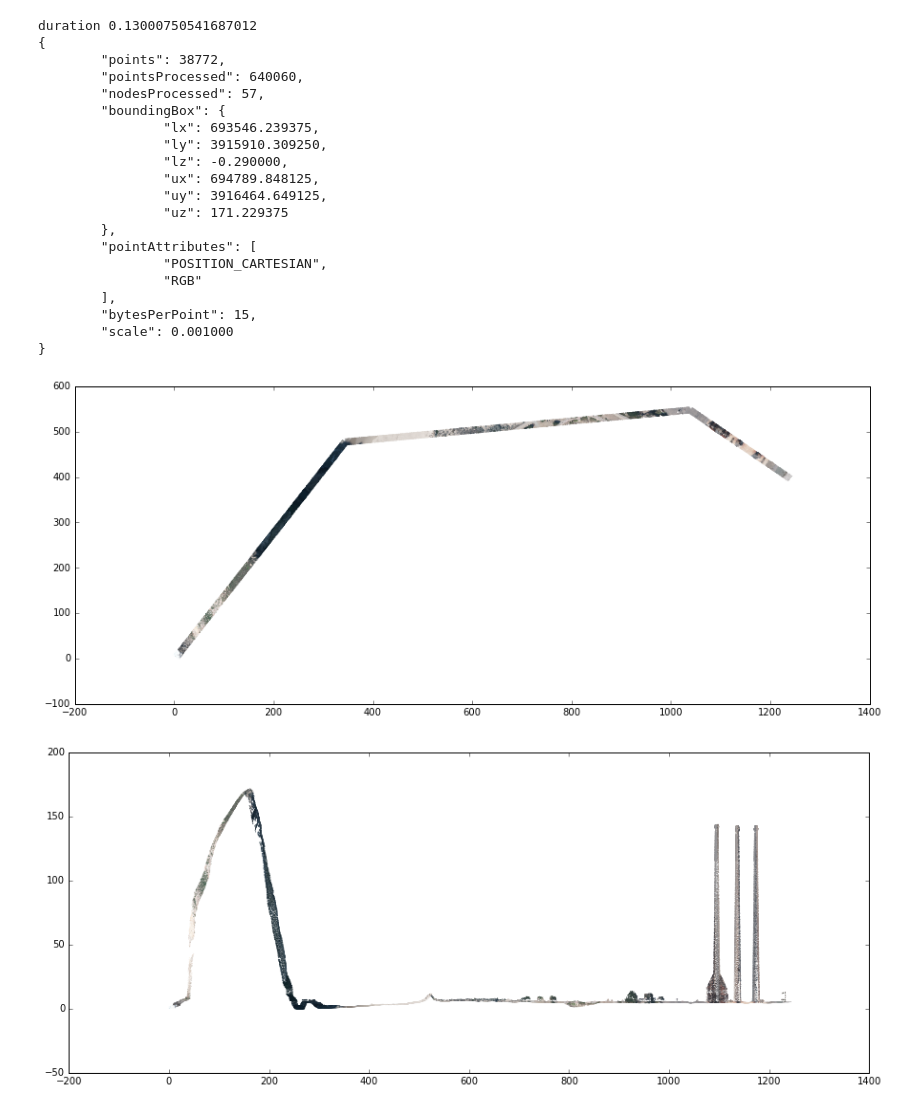
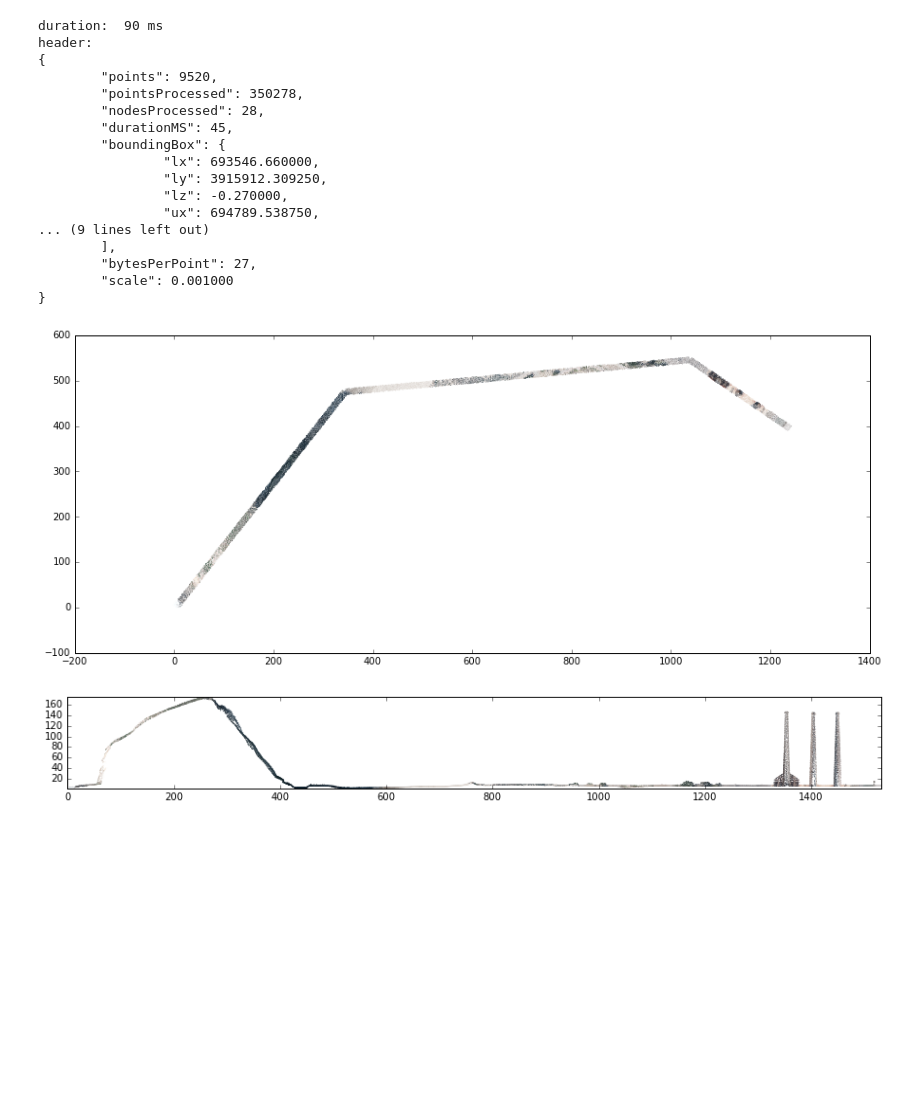
Before and after one commit to potree/CPotree, a Jupyter notebook: CPotree.ipynb, the cells around one changed output. Cells and saved outputs as stored; diff of their text form; code cells hidden in the pictures; blank space fills up the shorter version.

Commit message:
improve handling of multiple attributes and add 2d profile projection as attribute

```diff
--- a/CPotree.ipynb
+++ b/CPotree.ipynb
@@ -1,3 +1,30 @@
+# %%
+class PointAttribute:
+    def __init__(s, name, elements, bytes):
+        s.name = name
+        s.elements = elements
+        s.bytes = bytes
+
+class PointAttributes:
+    POSITION_CARTESIAN = PointAttribute("POSITION_CARTESIAN", 3, 12)
+    POSITION_PROJECTED_PROFILE = PointAttribute("POSITION_PROJECTED_PROFILE", 2, 8)
+    COLOR_PACKED = PointAttribute("COLOR_PACKED", 4, 4)
+    RGB = PointAttribute("RGB", 3, 3)
+    RGBA = PointAttribute("RGBA", 4, 4)
+    INTENSITY = PointAttribute("INTENSITY", 1, 2)
+    CLASSIFICATION = PointAttribute("CLASSIFICATION", 1, 1)
+
+    def __init__(s):
+        s.attributes = []
+        s.bytes = 0
+
+    def add(s, attribute):
+        s.attributes.append(attribute)
+        s.bytes = s.bytes + attribute.bytes * attribute.elements
+
+    @staticmethod
+    def fromName(name):
+        return getattr(PointAttributes, name)
 # %%
 import subprocess
 import struct
@@ -11,38 +38,36 @@ file = "D:/dev/pointclouds/converted/CA13/cloud.js"
 coordinates = "{693550.968, 3915914.169},{693890.618, 3916387.819},{694584.820, 3916458.180},{694786.239, 3916307.199}"
 width = "14.0"
 minLevel = "0"
-maxLevel = "5"
+maxLevel = "4"
 
 start = time.time()
 p = subprocess.Popen([exe, file, coordinates, width, minLevel, maxLevel], bufsize=-1, stdout=subprocess.PIPE)
 [out, err] = p.communicate()
 end = time.time()
-print("duration", end - start)
+print("duration: ", int(1000 * (end - start)), "ms")
 
 headerSize = struct.unpack('i', out[0:4])[0];
 header = out[4:4+headerSize].decode("ascii")
 buffer = out[4+headerSize:]
 
+print("header:")
 print(header)
 # %% [output]
-duration 0.13000750541687012
+duration:  90 ms
+header:
 {
-        "points": 38772,
-        "pointsProcessed": 640060,
-        "nodesProcessed": 57,
+        "points": 9520,
+        "pointsProcessed": 350278,
+        "nodesProcessed": 28,
+        "durationMS": 45,
         "boundingBox": {
-                "lx": 693546.239375,
-                "ly": 3915910.309250,
-                "lz": -0.290000,
-                "ux": 694789.848125,
-                "uy": 3916464.649125,
-                "uz": 171.229375
-        },
-        "pointAttributes": [
-                "POSITION_CARTESIAN",
-                "RGB"
+                "lx": 693546.660000,
+                "ly": 3915912.309250,
+                "lz": -0.270000,
+                "ux": 694789.538750,
+... (9 lines left out)
         ],
-        "bytesPerPoint": 15,
+        "bytesPerPoint": 27,
         "scale": 0.001000
 }
 # %%
@@ -93,29 +150,34 @@ for i in range(numPoints):
 import numpy as np
 import matplotlib.pyplot as plt
 
+
 N = len(lx)
-x = lx
-y = ly
-colors = lc
+x = lx[:N]
+y = ly[:N]
+colors = lc[:N]
 
 plt.figure(figsize=(15, 6))
 plt.scatter(x, y, s=1, c=colors, edgecolors='none')
 plt.show()
 # %% [output]
-[figure, old version]
+[figure, new version]
 # %%
 %matplotlib inline
 import numpy as np
 import matplotlib.pyplot as plt
 
 
 N = len(lx)
-x = lx
-y = lz
-colors = lc
+x = lpx[:N]
+y = lpz[:N]
+colors = lc[:N]
 
 plt.figure(figsize=(15, 6))
+plt.axes().set_aspect('equal', 'box')
 plt.scatter(x, y, s=1, c=colors, edgecolors='none')
+plt.xlim([min(x), max(x)])
+plt.ylim([min(y), max(y)])
+#plt.ylim(-0.5, 4)
 plt.show()
 # %% [output]
-[figure, old version]
+[figure, new version]
```
Also changed, not shown: parts of 2 cells of this notebook, 9 other files.
